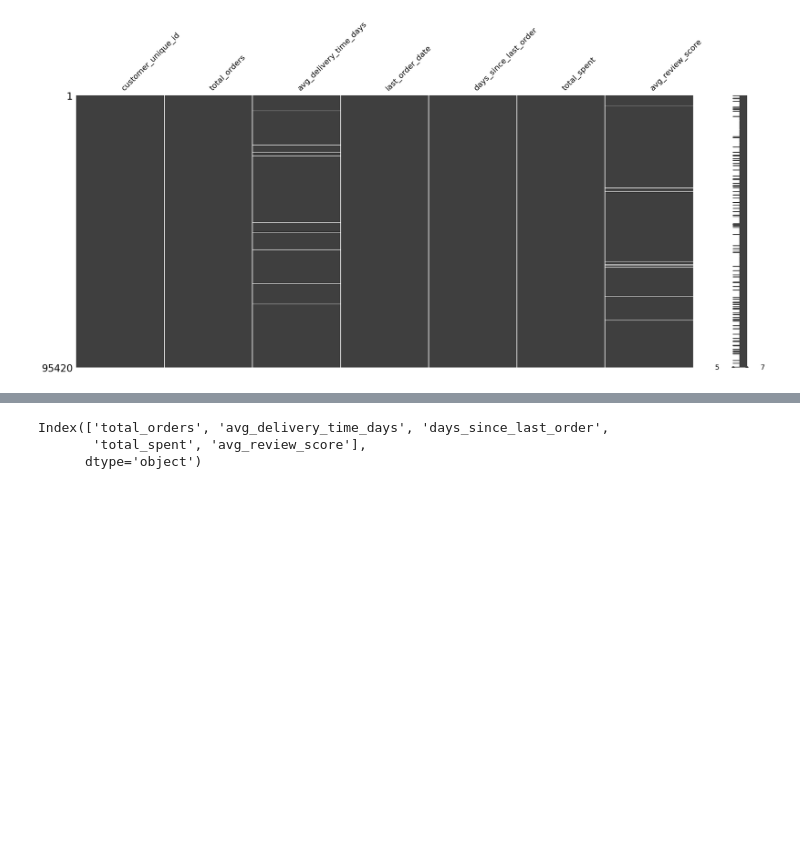
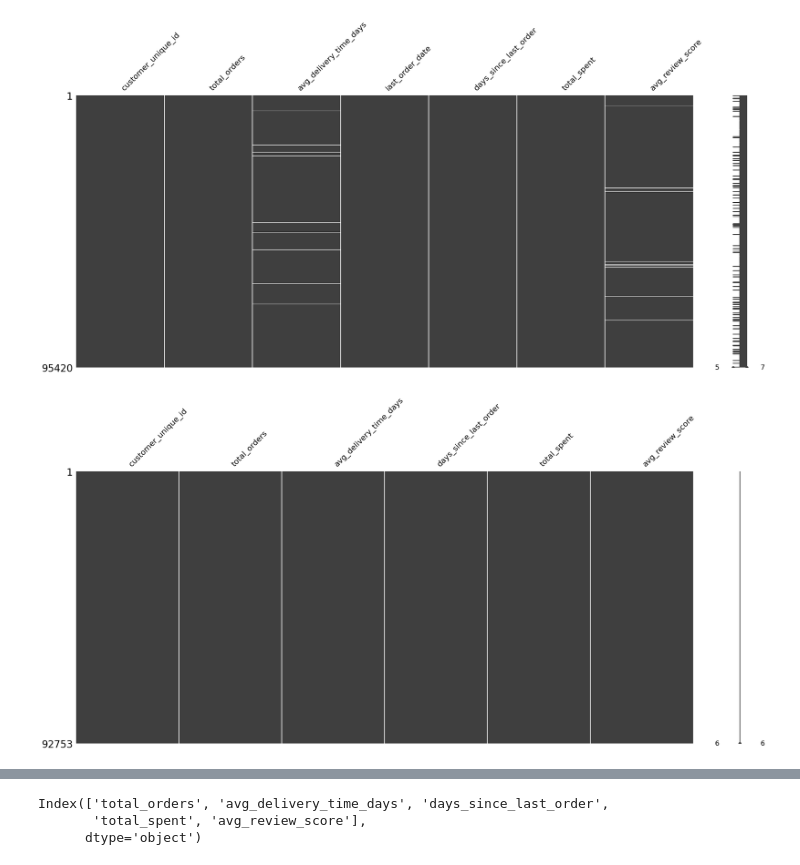
Before and after one commit to CharbonneauJean/OC-Projet4, a Jupyter notebook: analyse_exploratoire.ipynb, the cells around one changed output, grey strips where cells are left out. Saved outputs shown, nothing was run; the diff lists cells and outputs as text; code cells hidden in the pictures; blank space fills up the shorter version.

```diff
--- a/analyse_exploratoire.ipynb
+++ b/analyse_exploratoire.ipynb
@@ -45,0 +49,4 @@ df = df.drop(columns=['last_order_date'])
+# %%
+DataAnalysis.show_columns_population(df, type='matrix')
+# %% [output]
+[figure, added]
```
Also changed, not shown: parts of 11 cells of this notebook, 1 other file.
